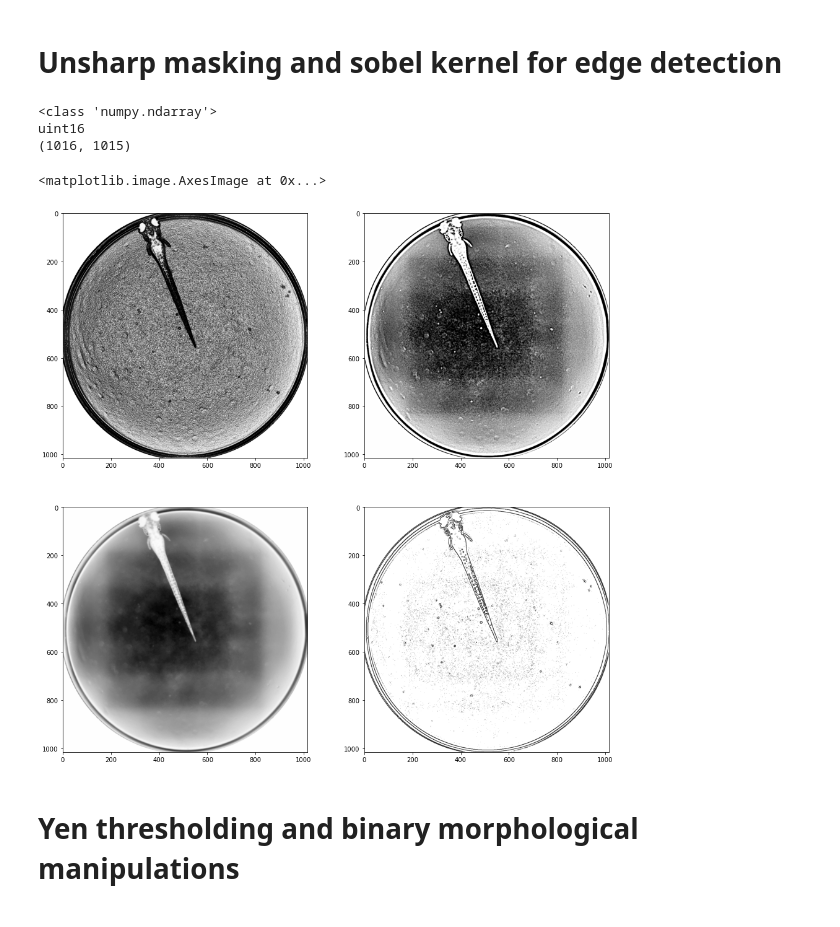
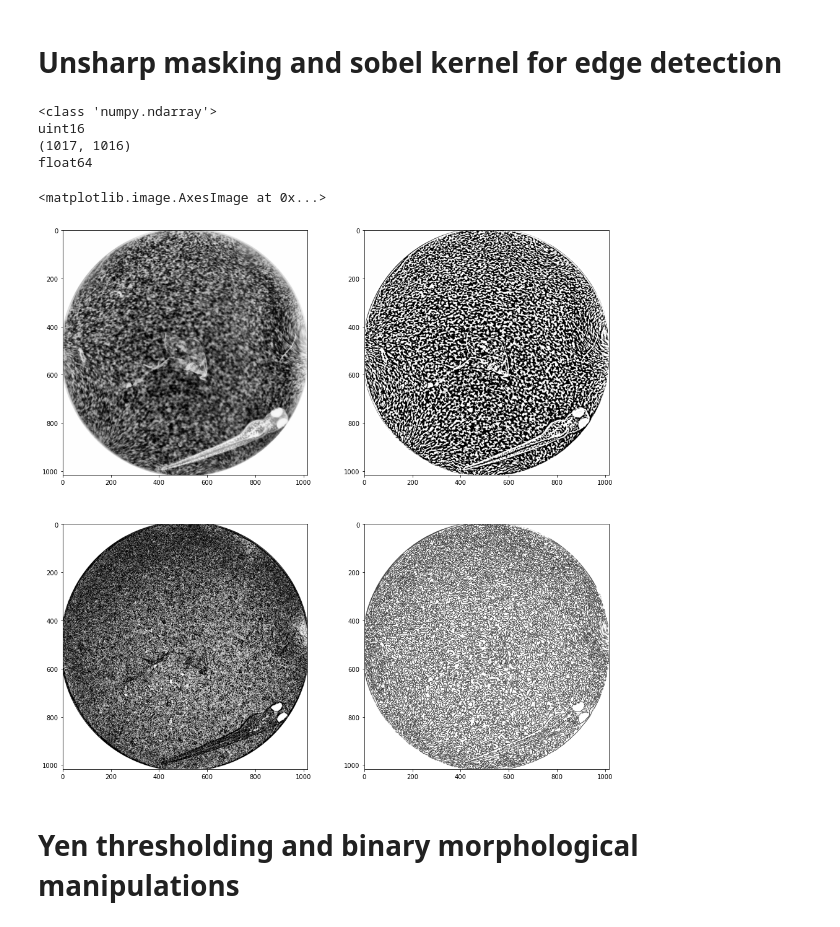
Before and after one commit to gimesia/zebrafisher, a Jupyter notebook: __jupyter__/find_fish.ipynb, the cells around one changed output. Saved outputs shown, nothing was run; the diff lists cells and outputs as text; code cells hidden in the pictures.

```diff
--- a/__jupyter__/find_fish.ipynb
+++ b/__jupyter__/find_fish.ipynb
@@ -22,7 +23,7 @@ from src.well.find_well_props import find_well_props
 # %% [markdown]
 # Init input image & find well
 # %%
-input_img = InputImage("zf2.czi")
+input_img = InputImage("zf13.czi")
 input_img.processed = normalize_0_255(input_img.processed)
 input_img.processed = np.uint8(input_img.processed)
 input_img = find_well_props(input_img)
@@ -79,32 +79,34 @@ ___________________________________________________________________
 # %%
 print(type(input_img.processed))
 print(input_img.processed.dtype)
 print(input_img.processed.shape)
 
 input_img.processed = input_img.well_props.mask.cropped_masked
 
 gauss = gaussian(input_img.processed, 1)
 
-sob = sobel(input_img.processed)
+sob = sobel(input_img.processed)  # (input_img.processed)
 
 eq_ = equalize_adapthist(gauss)
 um_ = unsharp_mask(eq_, amount=20, radius=3)
+new_sob = sobel(um_)
 
 fig, ax = plt.subplots(nrows=2, ncols=2, figsize=(16, 16))
 ax = ax.ravel()
 
-new_sob = sobel(um_)
+print(um_.dtype)
 
-ax[0].imshow(sob, 'binary')
+ax[0].imshow(eq_, 'binary')
 ax[1].imshow(um_, 'binary')
-ax[2].imshow(eq_, 'binary')
+ax[2].imshow(sob, 'binary')
 ax[3].imshow(new_sob, 'binary')
 # %% [output]
 <class 'numpy.ndarray'>
 uint16
-(1016, 1015)
+(1017, 1016)
+float64
 <matplotlib.image.AxesImage at 0x...>
-[figure, old version]
+[figure, new version]
 # %%
 # try_all_threshold(new_sob, figsize=(16, 16), verbose=False)
 # %% [markdown]
```
Also changed, not shown: parts of 18 cells of this notebook, 3 other files.
